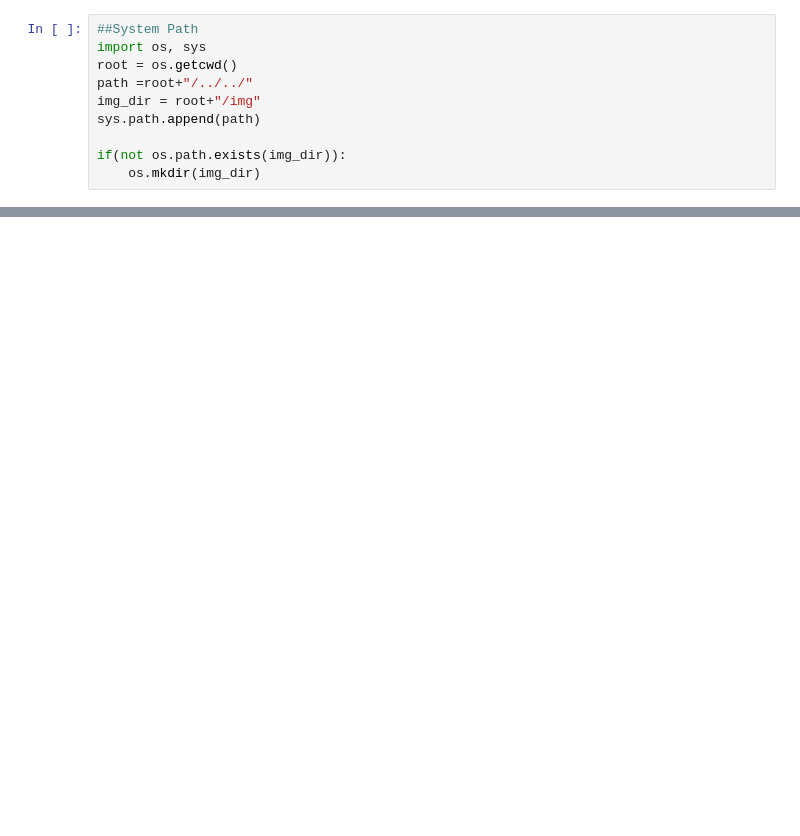
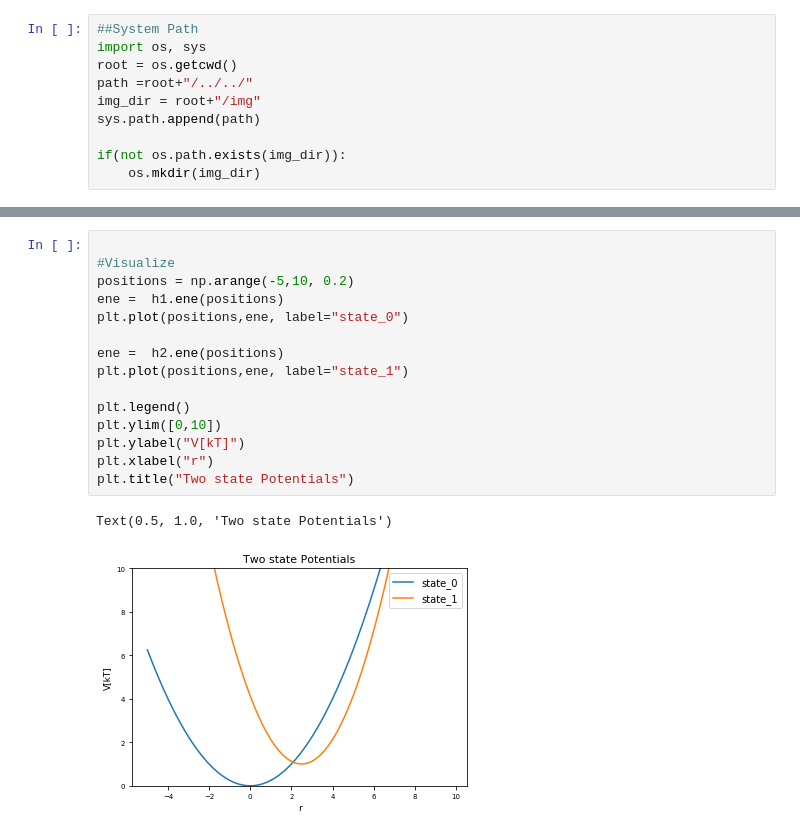
Before and after one commit to rinikerlab/Ensembler, a Jupyter notebook: examples/dev/notePlots.ipynb, the cells around one changed output, grey strips where cells are left out. Saved outputs shown, nothing was run; the diff lists cells and outputs as text; blank space fills up the shorter version.

```diff
--- a/examples/dev/notePlots.ipynb
+++ b/examples/dev/notePlots.ipynb
@@ -54,0 +98,18 @@ initializing Langevin old Positions
+# %%
+
+#Visualize
+positions = np.arange(-5,10, 0.2)
+ene =  h1.ene(positions)
+plt.plot(positions,ene, label="state_0")
+
+ene =  h2.ene(positions)
+plt.plot(positions,ene, label="state_1")
+
+plt.legend()
+plt.ylim([0,10])
+plt.ylabel("V[kT]")
+plt.xlabel("r")
+plt.title("Two state Potentials")
+# %% [output]
+Text(0.5, 1.0, 'Two state Potentials')
+[figure, added]
```
Also changed, not shown: parts of 6 cells of this notebook, 16 other files.
